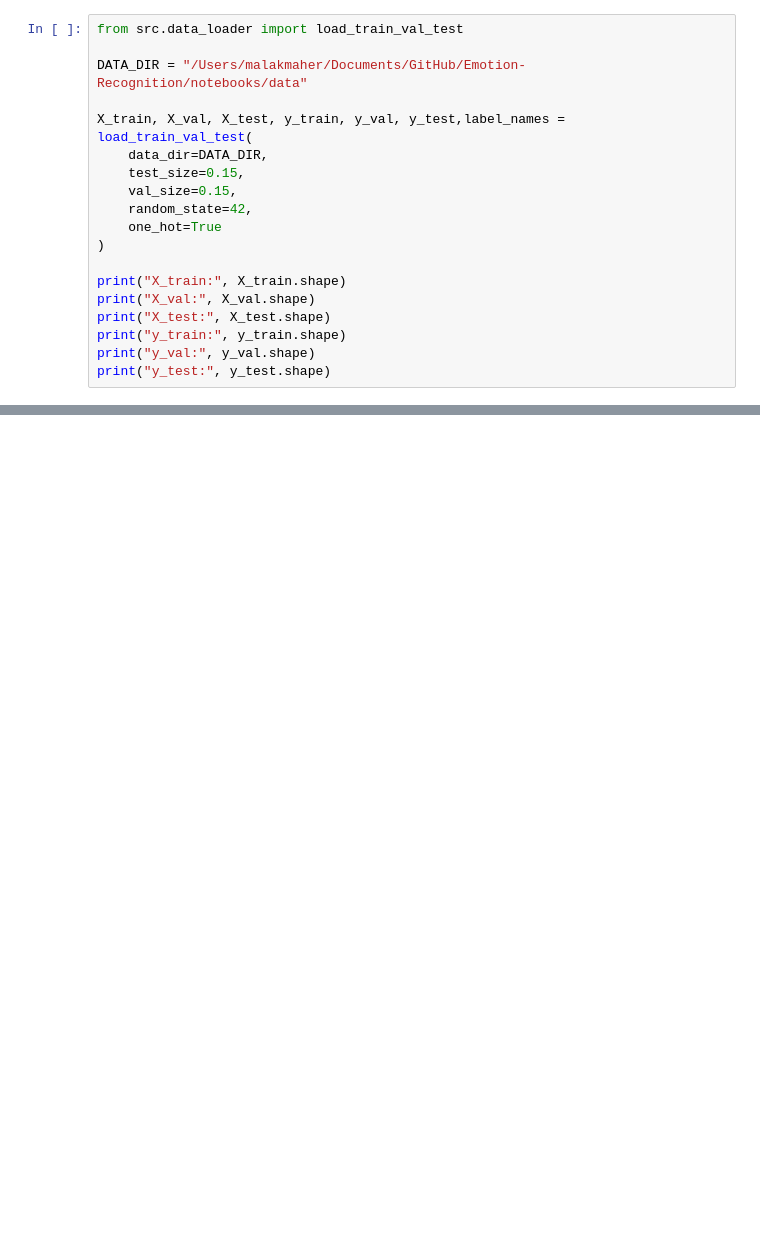
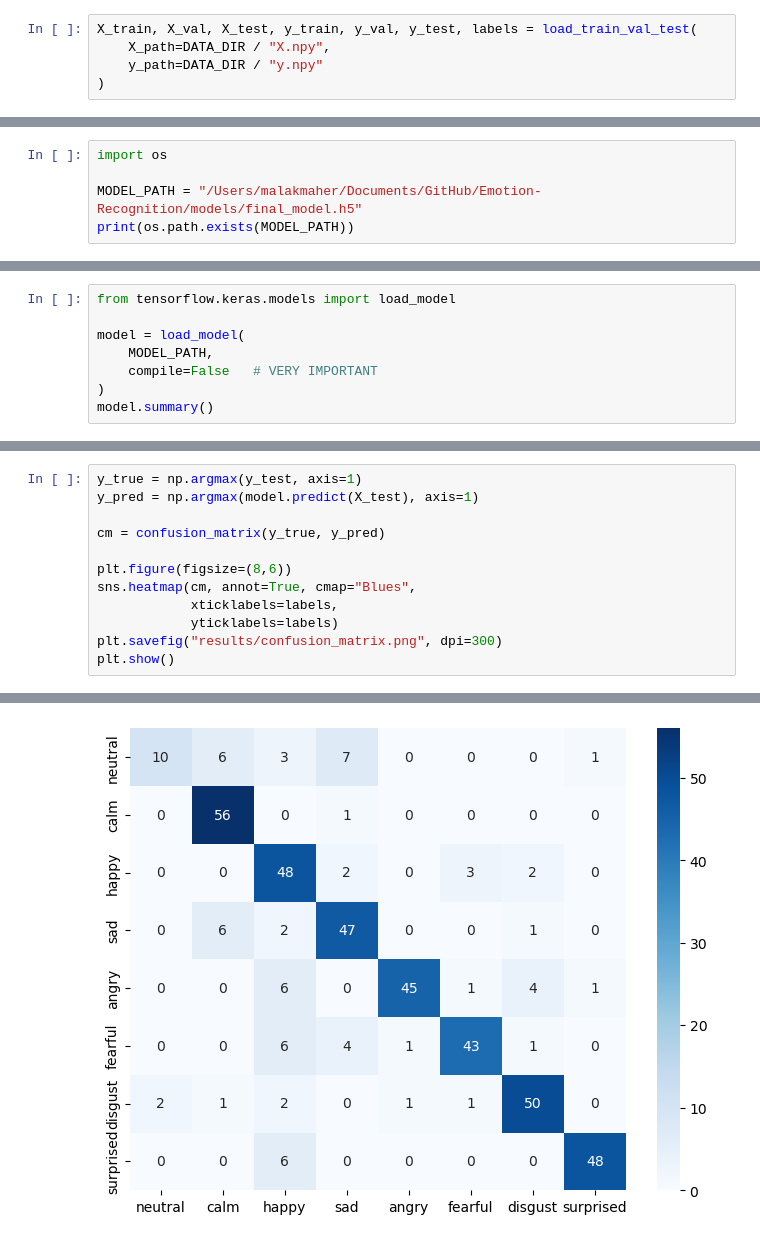
Before and after one commit to catsdisownedz/Emotion-Recognition, a Jupyter notebook: notebooks/evaluation.ipynb, the cells around one changed output, grey strips where cells are left out. Drawn from its saved outputs; the diff is of its cells as text; blank space fills up the shorter version.

```diff
--- a/notebooks/evaluation.ipynb
+++ b/notebooks/evaluation.ipynb
@@ -116,19 +106,5 @@ History path    : /Users/malakmaher/Documents/GitHub/Emotion-Recognition/noteboo
 # %%
-from src.data_loader import load_train_val_test
-
-DATA_DIR = "/Users/malakmaher/Documents/GitHub/Emotion-Recognition/notebooks/data"
-
-X_train, X_val, X_test, y_train, y_val, y_test,label_names = load_train_val_test(
-    data_dir=DATA_DIR,
-    test_size=0.15,
-    val_size=0.15,
-    random_state=42,
-    one_hot=True
+X_train, X_val, X_test, y_train, y_val, y_test, labels = load_train_val_test(
+    X_path=DATA_DIR / "X.npy",
+    y_path=DATA_DIR / "y.npy"
 )
-
-print("X_train:", X_train.shape)
-print("X_val:", X_val.shape)
-print("X_test:", X_test.shape)
-print("y_train:", y_train.shape)
-print("y_val:", y_val.shape)
-print("y_test:", y_test.shape)
@@ -228,0 +111,5 @@ plt.show()
+# %%
+import os
+
+MODEL_PATH = "/Users/malakmaher/Documents/GitHub/Emotion-Recognition/models/final_model.h5"
+print(os.path.exists(MODEL_PATH))
@@ -228,0 +118,8 @@ plt.show()
+# %%
+from tensorflow.keras.models import load_model
+
+model = load_model(
+    MODEL_PATH,
+    compile=False   # VERY IMPORTANT
+)
+model.summary()
@@ -228,0 +144,13 @@ plt.show()
+# %%
+y_true = np.argmax(y_test, axis=1)
+y_pred = np.argmax(model.predict(X_test), axis=1)
+
+cm = confusion_matrix(y_true, y_pred)
+
+plt.figure(figsize=(8,6))
+sns.heatmap(cm, annot=True, cmap="Blues",
+            xticklabels=labels,
+            yticklabels=labels)
+plt.savefig("results/confusion_matrix.png", dpi=300)
+plt.show()
+# %% [output]
@@ -228,0 +158 @@ plt.show()
+[figure, added]
```
Also changed, not shown: parts of 16 cells of this notebook, 13 other files.
